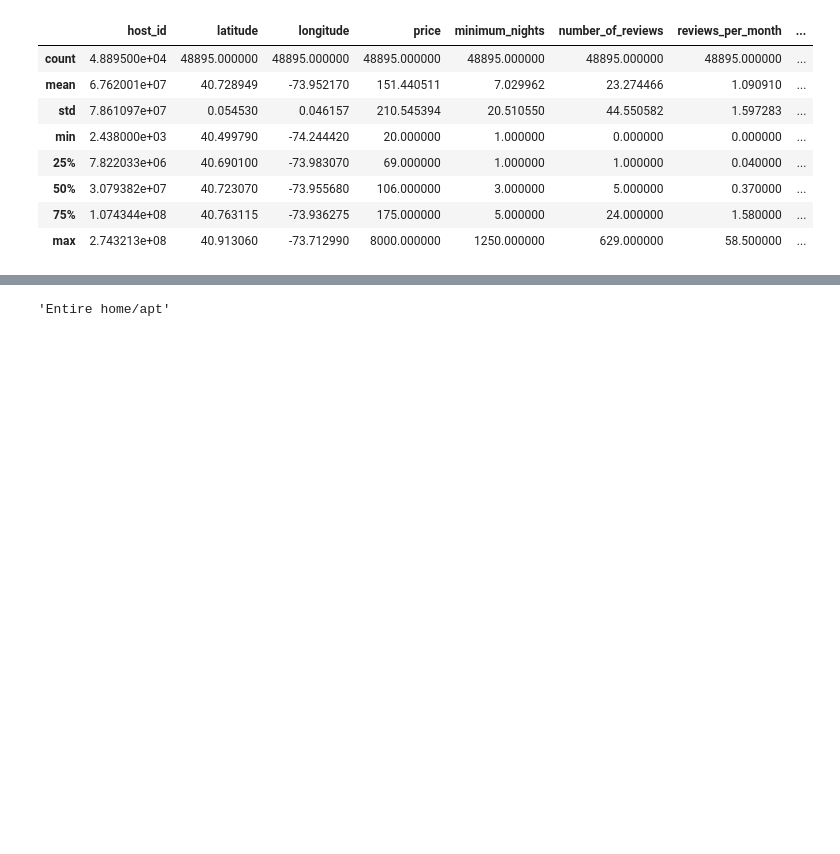
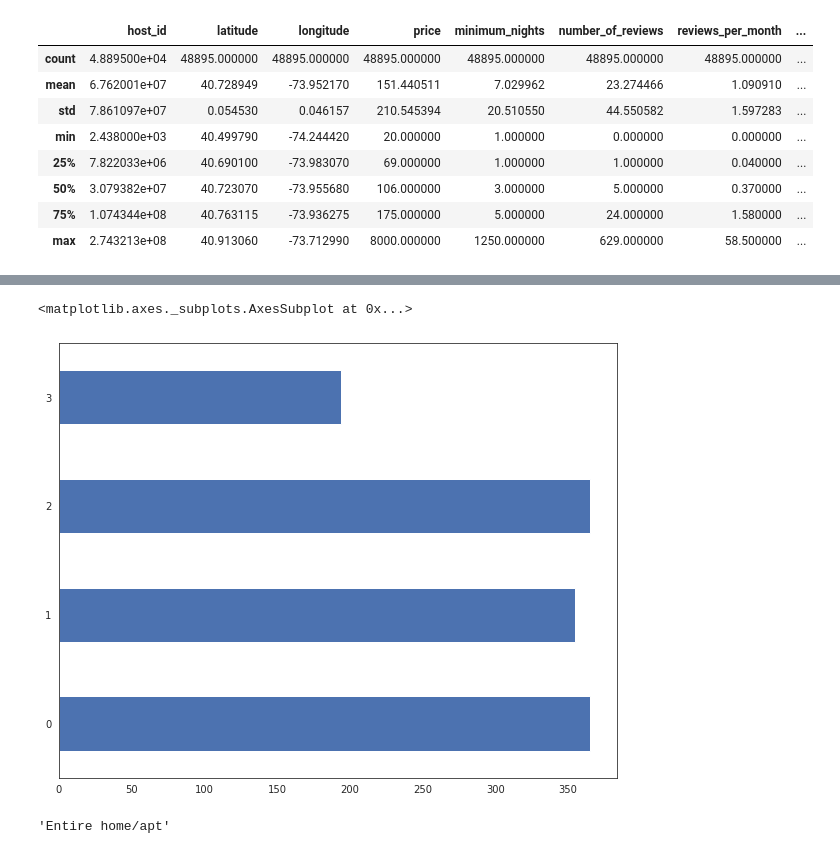
Before and after one commit to Creatrohit9/AIRBNB-PROJECT-1-CAPSTON, a Jupyter notebook: Copy_of_MD1WK4ROHIT_Airbnb_Bookings_Analysis_Capstone_Project.ipynb, the cells around one changed output, grey strips where cells are left out. Drawn from its saved outputs; the diff is of its cells as text; code cells hidden in the pictures; blank space fills up the shorter version.

Commit message:
commit for Visual

```diff
--- a/Copy_of_MD1WK4ROHIT_Airbnb_Bookings_Analysis_Capstone_Project.ipynb
+++ b/Copy_of_MD1WK4ROHIT_Airbnb_Bookings_Analysis_Capstone_Project.ipynb
@@ -275,4 +275,4 @@ airbnb_df.describe()
 | max | 2.743213e+08 | 40.913060 | -73.712990 | 8000.000000 | 1250.000000 | 629.000000 | 58.500000 | ... |
 # %%
 #Table for room type which is available 365 days
-airbnb_df["availability_365"]
+Availability_df = airbnb_df["availability_365"][0:4]
@@ -292,3 +287,10 @@ Name: availability_365, Length: 48895, dtype: int64
+# %%
+#Plot for availability
+visual01= Availability_df.plot(kind="barh")
+visual01
+# %% [output]
+<matplotlib.axes._subplots.AxesSubplot at 0x...>
+[figure, added]
 # %%
 #find the maximum no of selection of room type
 airbnb_df['room_type'].value_counts().idxmax()
```
Also changed, not shown: parts of 2 cells of this notebook.
